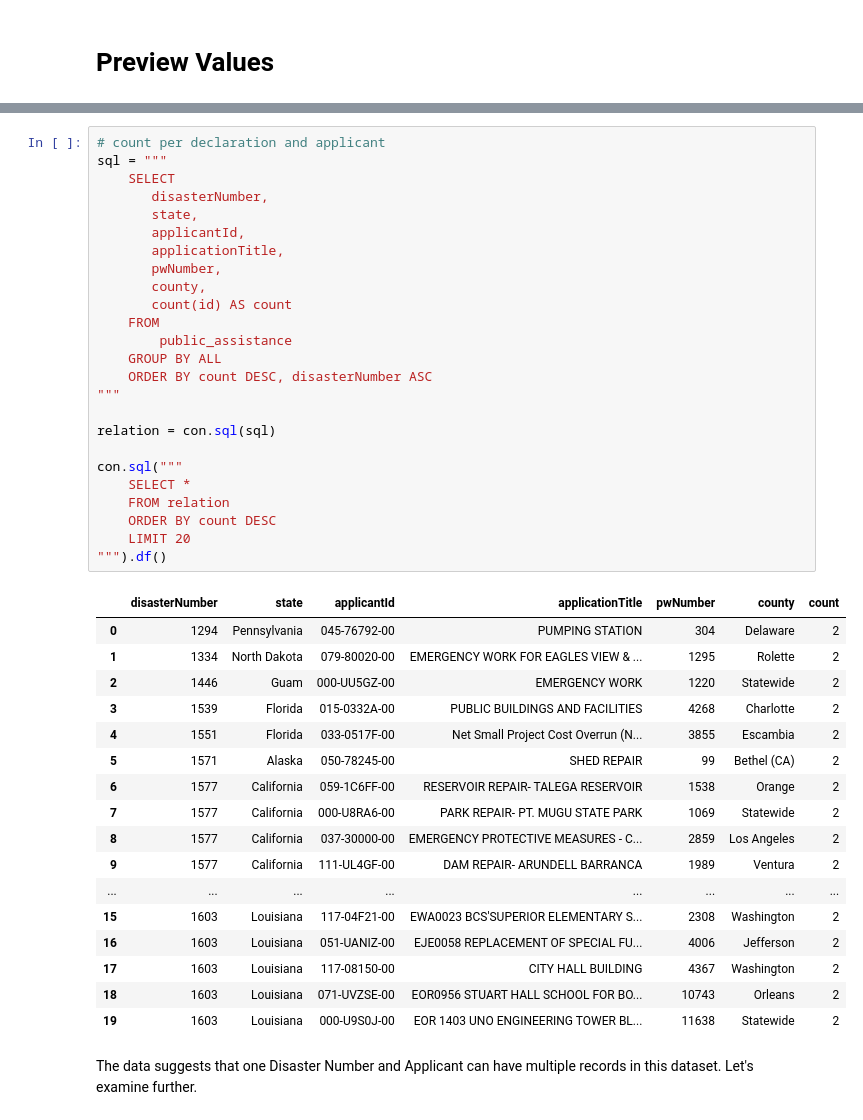
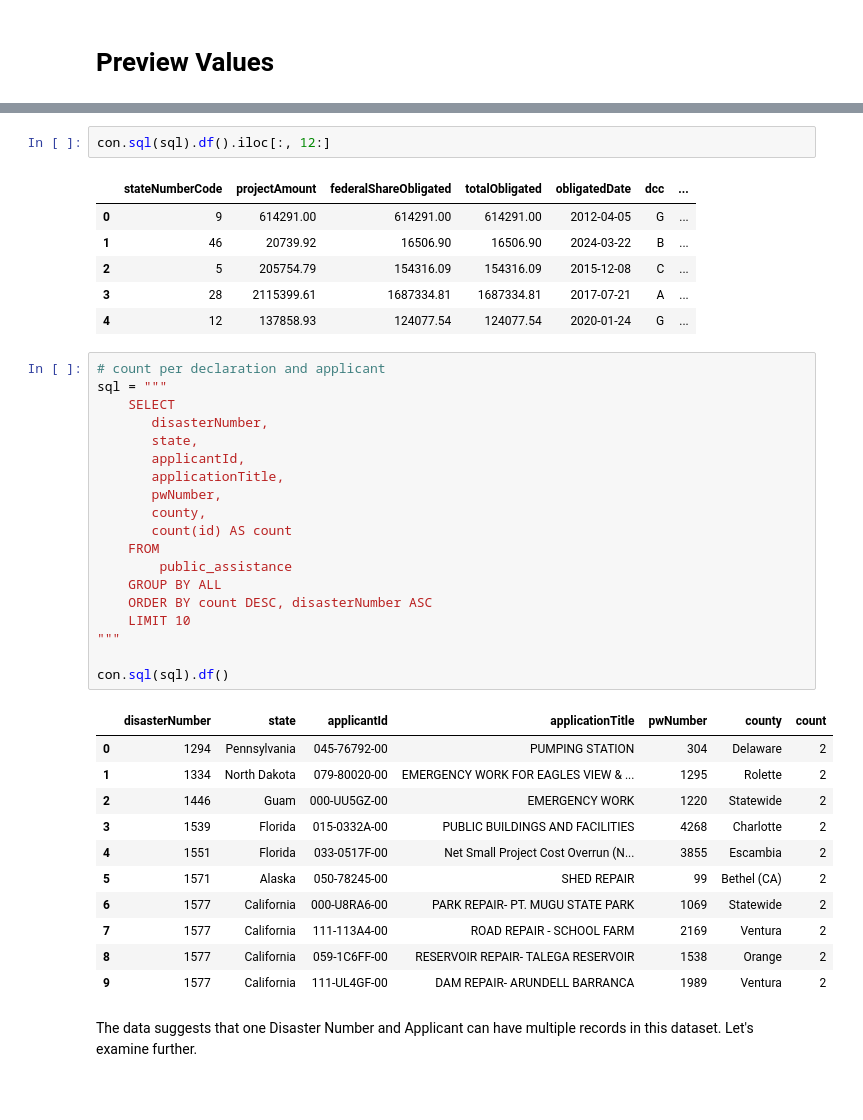
Before and after one commit to mebauer/fema-disaster-information, a Jupyter notebook: public-assistance.ipynb, the cells around one changed output, grey strips where cells are left out. Cells and saved outputs as stored; diff of their text form; blank space fills up the shorter version.

```diff
--- a/public-assistance.ipynb
+++ b/public-assistance.ipynb
@@ -240,46 +235,43 @@ con.sql(sql).df().iloc[:, 10:]
+# %%
+con.sql(sql).df().iloc[:, 12:]
+# %% [output]
+|  | stateNumberCode | projectAmount | federalShareObligated | totalObligated | obligatedDate | dcc | ... |
+| 0 | 9 | 614291.00 | 614291.00 | 614291.00 | 2012-04-05 | G | ... |
+| 1 | 46 | 20739.92 | 16506.90 | 16506.90 | 2024-03-22 | B | ... |
+| 2 | 5 | 205754.79 | 154316.09 | 154316.09 | 2015-12-08 | C | ... |
+| 3 | 28 | 2115399.61 | 1687334.81 | 1687334.81 | 2017-07-21 | A | ... |
+| 4 | 12 | 137858.93 | 124077.54 | 124077.54 | 2020-01-24 | G | ... |
 # %%
 # count per declaration and applicant
 sql = """
     SELECT
        disasterNumber,
        state,
        applicantId,
        applicationTitle,
        pwNumber,
        county,
        count(id) AS count
     FROM
         public_assistance
     GROUP BY ALL
     ORDER BY count DESC, disasterNumber ASC
+    LIMIT 10
 """
 
-relation = con.sql(sql)
-
-con.sql("""
-    SELECT *
-    FROM relation
-    ORDER BY count DESC
-    LIMIT 20
-""").df()
+con.sql(sql).df()
 # %% [output]
 |  | disasterNumber | state | applicantId | applicationTitle | pwNumber | county | count |
 | 0 | 1294 | Pennsylvania | 045-76792-00 | PUMPING STATION | 304 | Delaware | 2 |
 | 1 | 1334 | North Dakota | 079-80020-00 | EMERGENCY WORK FOR EAGLES VIEW & ... | 1295 | Rolette | 2 |
 | 2 | 1446 | Guam | 000-UU5GZ-00 | EMERGENCY WORK | 1220 | Statewide | 2 |
 | 3 | 1539 | Florida | 015-0332A-00 | PUBLIC BUILDINGS AND FACILITIES | 4268 | Charlotte | 2 |
 | 4 | 1551 | Florida | 033-0517F-00 | Net Small Project Cost Overrun (N... | 3855 | Escambia | 2 |
 | 5 | 1571 | Alaska | 050-78245-00 | SHED REPAIR | 99 | Bethel (CA) | 2 |
-| 6 | 1577 | California | 059-1C6FF-00 | RESERVOIR REPAIR- TALEGA RESERVOIR | 1538 | Orange | 2 |
-| 7 | 1577 | California | 000-U8RA6-00 | PARK REPAIR- PT. MUGU STATE PARK | 1069 | Statewide | 2 |
-| 8 | 1577 | California | 037-30000-00 | EMERGENCY PROTECTIVE MEASURES - C... | 2859 | Los Angeles | 2 |
+| 6 | 1577 | California | 000-U8RA6-00 | PARK REPAIR- PT. MUGU STATE PARK | 1069 | Statewide | 2 |
+| 7 | 1577 | California | 111-113A4-00 | ROAD REPAIR - SCHOOL FARM | 2169 | Ventura | 2 |
+| 8 | 1577 | California | 059-1C6FF-00 | RESERVOIR REPAIR- TALEGA RESERVOIR | 1538 | Orange | 2 |
 | 9 | 1577 | California | 111-UL4GF-00 | DAM REPAIR- ARUNDELL BARRANCA | 1989 | Ventura | 2 |
-| ... | ... | ... | ... | ... | ... | ... | ... |
-| 15 | 1603 | Louisiana | 117-04F21-00 | EWA0023 BCS'SUPERIOR ELEMENTARY S... | 2308 | Washington | 2 |
-| 16 | 1603 | Louisiana | 051-UANIZ-00 | EJE0058 REPLACEMENT OF SPECIAL FU... | 4006 | Jefferson | 2 |
-| 17 | 1603 | Louisiana | 117-08150-00 | CITY HALL BUILDING | 4367 | Washington | 2 |
-| 18 | 1603 | Louisiana | 071-UVZSE-00 | EOR0956 STUART HALL SCHOOL FOR BO... | 10743 | Orleans | 2 |
-| 19 | 1603 | Louisiana | 000-U9S0J-00 | EOR 1403 UNO ENGINEERING TOWER BL... | 11638 | Statewide | 2 |
 # %% [markdown]
 The data suggests that one Disaster Number and Applicant can have multiple records in this dataset. Let's examine further.
 # %%
```
Also changed, not shown: parts of 19 cells of this notebook, 1 other file.
